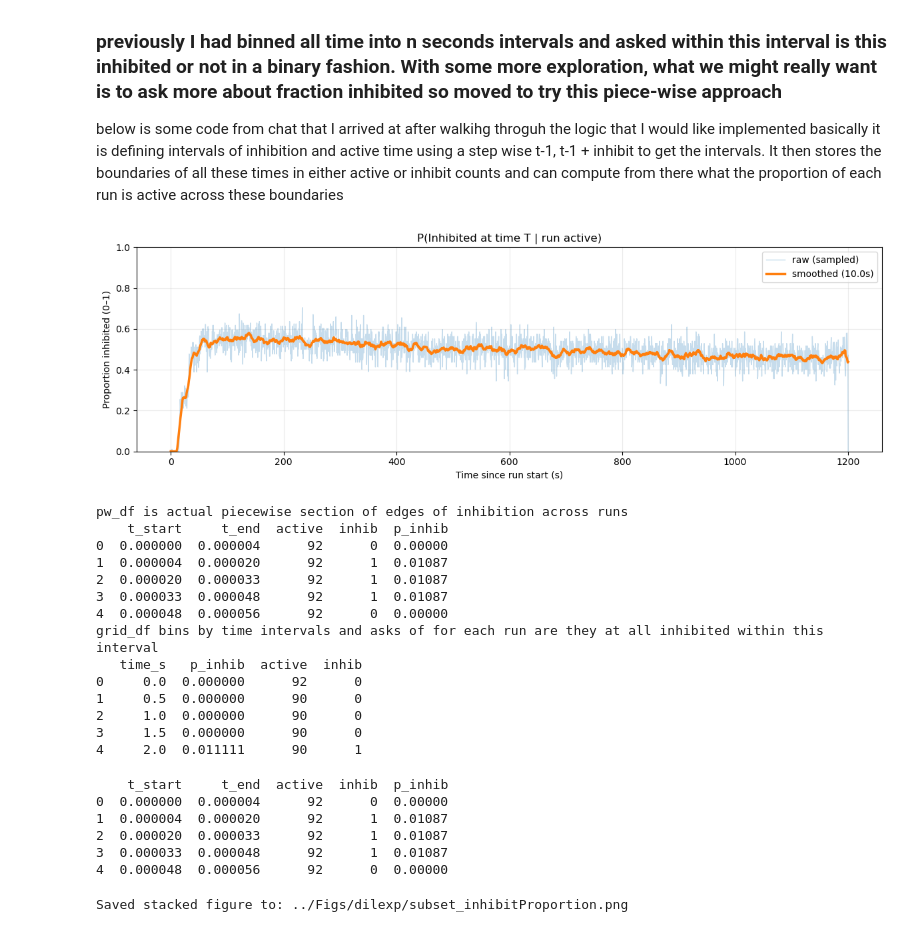
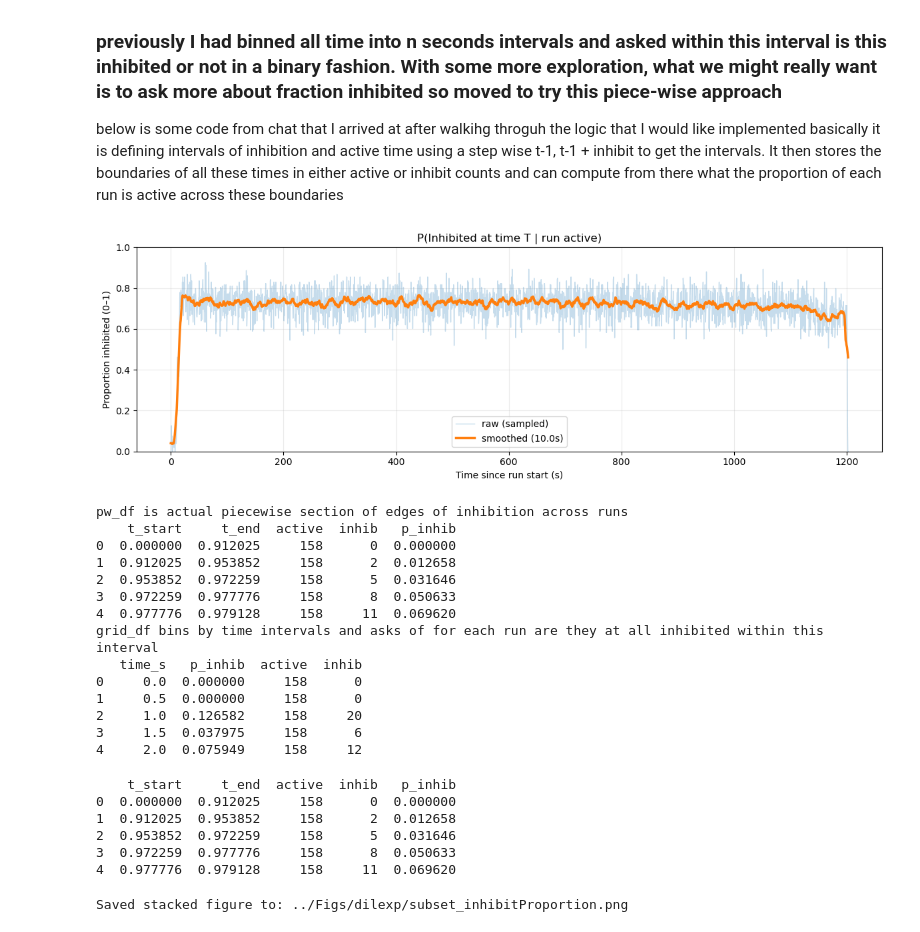
Before and after one commit to michaelstaiger/IFCBParticleSize, a Jupyter notebook: EmpyricalAnalysis/Notebooks/PiecewiseInhibitProbability.ipynb, the cells around one changed output. Cells and saved outputs as stored; diff of their text form; code cells hidden in the pictures.

```diff
--- a/EmpyricalAnalysis/Notebooks/PiecewiseInhibitProbability.ipynb
+++ b/EmpyricalAnalysis/Notebooks/PiecewiseInhibitProbability.ipynb
@@ -402,47 +402,47 @@ def plot_probability_stack(
     plt.show()
     return fig, axes
 # %%
-data_dir = "/Users/michaelstaiger/Desktop/gitRepos/IFCBParticleSize/EmpyricalAnalysis/IFCBData/nauset/nauset/merged_filtered/"
+data_dir = "/Users/michaelstaiger/Desktop/gitRepos/IFCBParticleSize/EmpyricalAnalysis/IFCBData/dilExp/jataHighV/hablab_jata_highV/merged"
 
 pw_df, grid_df = compute_and_plot_probability(
     data_dir=data_dir,
     pattern="*.csv",   # optional, if you want to target only these
     sample_dt=0.5,              # 1-second sampling for plotting
     smooth_window_s=10.0,      # strong smoothing (e.g., 10 s)
     max_files=None,
    #save_path = "../Figs/dilexp/PropInhibibBeadsTest2.png"
 )
 print("pw_df is actual piecewise section of edges of inhibition across runs")
 print(pw_df.head())
 print("grid_df bins by time intervals and asks of for each run are they at all inhibited within this interval")
 print(grid_df.head())
 # %% [output]
-[figure, old version]
+[figure, new version]
 pw_df is actual piecewise section of edges of inhibition across runs
-    t_start     t_end  active  inhib  p_inhib
-0  0.000000  0.000004      92      0  0.00000
-1  0.000004  0.000020      92      1  0.01087
-2  0.000020  0.000033      92      1  0.01087
-3  0.000033  0.000048      92      1  0.01087
-4  0.000048  0.000056      92      0  0.00000
+    t_start     t_end  active  inhib   p_inhib
+0  0.000000  0.912025     158      0  0.000000
+1  0.912025  0.953852     158      2  0.012658
+2  0.953852  0.972259     158      5  0.031646
+3  0.972259  0.977776     158      8  0.050633
+4  0.977776  0.979128     158     11  0.069620
 grid_df bins by time intervals and asks of for each run are they at all inhibited within this interval
    time_s   p_inhib  active  inhib
-0     0.0  0.000000      92      0
-1     0.5  0.000000      90      0
-2     1.0  0.000000      90      0
-3     1.5  0.000000      90      0
-4     2.0  0.011111      90      1
+0     0.0  0.000000     158      0
+1     0.5  0.000000     158      0
+2     1.0  0.126582     158     20
+3     1.5  0.037975     158      6
+4     2.0  0.075949     158     12
 # %%
 print(pw_df.head())
 
-pw_df.to_csv("/Users/michaelstaiger/Desktop/gitRepos/IFCBParticleSize/EmpyricalAnalysis/IFCBData/nauset/nauset_pw_df.csv", index=False)
+pw_df.to_csv("/Users/michaelstaiger/Desktop/gitRepos/IFCBParticleSize/EmpyricalAnalysis/IFCBData/dilExp/JataHighV/JataHighV_pw_df.csv", index=False)
 # %% [output]
-    t_start     t_end  active  inhib  p_inhib
-0  0.000000  0.000004      92      0  0.00000
-1  0.000004  0.000020      92      1  0.01087
-2  0.000020  0.000033      92      1  0.01087
-3  0.000033  0.000048      92      1  0.01087
-4  0.000048  0.000056      92      0  0.00000
+    t_start     t_end  active  inhib   p_inhib
+0  0.000000  0.912025     158      0  0.000000
+1  0.912025  0.953852     158      2  0.012658
+2  0.953852  0.972259     158      5  0.031646
+3  0.972259  0.977776     158      8  0.050633
+4  0.977776  0.979128     158     11  0.069620
 # %%
 datasets = [
     ("Subset 1", "../IFCBData/dilExp/Alex/hablab_AlexLowV/merged/subset_1/"),
```
Also changed, not shown: 3 other files.
